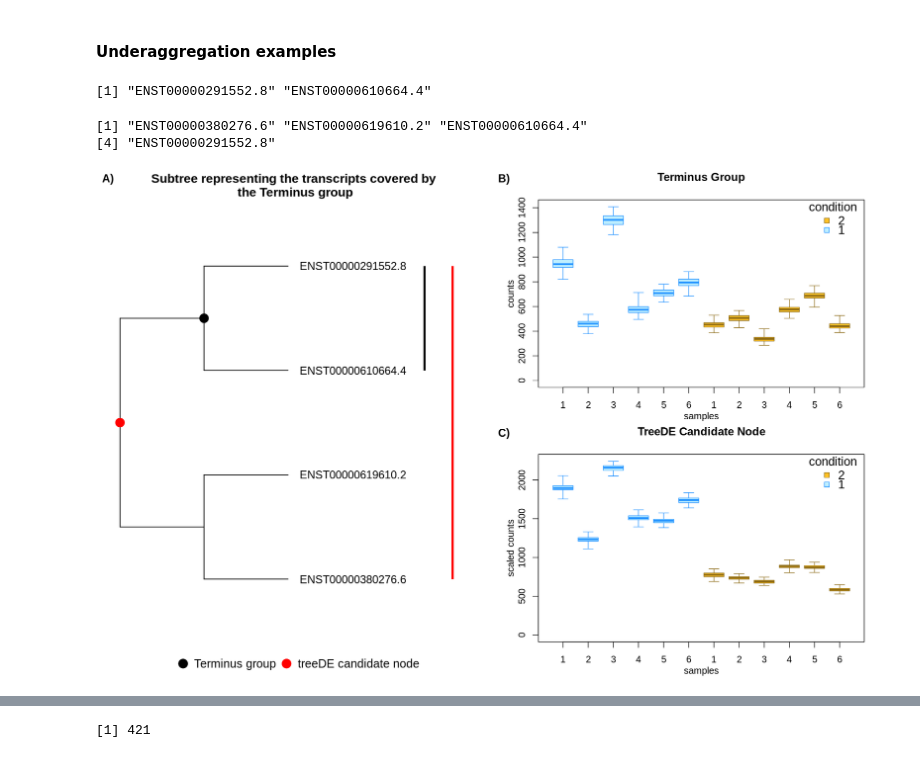
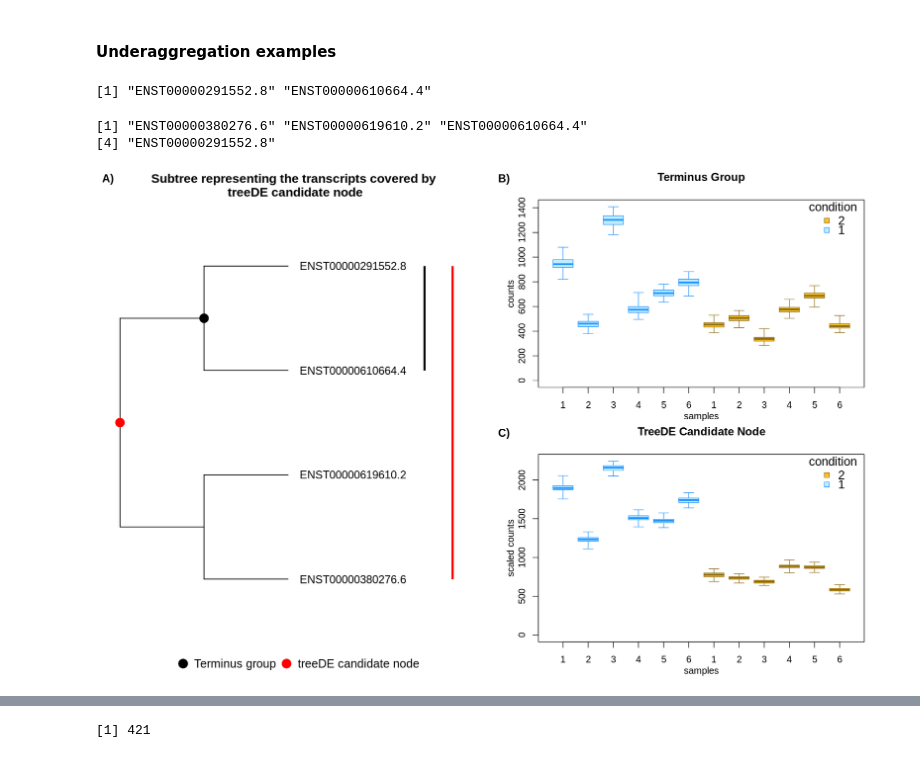
Before and after one commit to NPSDC/treeTerminusScripts, a Jupyter notebook: brain_simulation_nodtu/mode=gc_bias/post_type=gibbs_nrep=100_tf=100/tree_analysis_updated_sim/compute_met_updated.ipynb, the cells around one changed output, grey strips where cells are left out. Drawn from its saved outputs; the diff is of its cells as text; code cells hidden in the pictures.

```diff
--- a/brain_simulation_nodtu/mode=gc_bias/post_type=gibbs_nrep=100_tf=100/tree_analysis_updated_sim/compute_met_updated.ipynb
+++ b/brain_simulation_nodtu/mode=gc_bias/post_type=gibbs_nrep=100_tf=100/tree_analysis_updated_sim/compute_met_updated.ipynb
@@ -843,35 +778,35 @@ treeCons$tip[groupsClust[[3627]]]
 treeCons$tip[Descendants(treeCons, 138360)[[1]]]
 
 treeSub <- treeio::tree_subset(treeCons,cNode, levels_back = 0)
 of=19
-pTree <- ggtree(treeSub) + ggtitle("Subtree representing the transcripts covered by \nthe Terminus group") +
+pTree <- ggtree(treeSub) + ggtitle("Subtree representing the transcripts covered by \ntreeDE candidate node") +
     xlim(NA, 50) +
     geom_tiplab(size=5, hjust = -0.1) +
     geom_point2(aes(subset=(node==5), color="red"),
             size=5, fill='red', show.legend=T) +
     geom_point2(aes(subset=(node==7), color = "black"),
             size=5, fill='black', show.legend=T) +
     geom_cladelab(node = 7, label = "", textcolour="black",
                   fontsize=5, barsize=1.3, offset = of) +
     geom_cladelab(node = 5, label = "", textcolour="red",
                   barcolour="red", barsize=1.3, fontsize=5, offset = of+4) +
     theme(legend.position = "bottom", legend.text=element_text(size=15),
          plot.title=element_text(size=16, face="bold", hjust=0.5)) +
     scale_color_manual(name = "", labels=c("Terminus group", "treeDE candidate node"),
            values=c("black","red"))
 
 pTerm <- as.grob(~plotInfReps(yAggTermThrNS, as.character(l+tNode), x = "condition", legend = TRUE,
                        main="Terminus Group", legendTitle=TRUE, legendCex=1.3,
                        legendPos = "topright"))
 pTreeTerm <- as.grob(~plotInfReps(yA, cNode, x = "condition", legend=TRUE,
                               main="TreeDE Candidate Node", legendTitle=TRUE, legendCex=1.3,
                              legendPos = "topright"))
 ggarrange(pTree, ggarrange(pTerm, pTreeTerm, ncol = 1, labels = c("B)", "C)")), labels="A)")
 # %% [output]
 [1] "ENST00000291552.8" "ENST00000610664.4"
 [1] "ENST00000380276.6" "ENST00000619610.2" "ENST00000610664.4"
 [4] "ENST00000291552.8"
-[figure, old version]
+[figure, new version]
 # %%
 cNode <- 232463
 tNode <- 462
```
Also changed, not shown: parts of 82 cells of this notebook.
